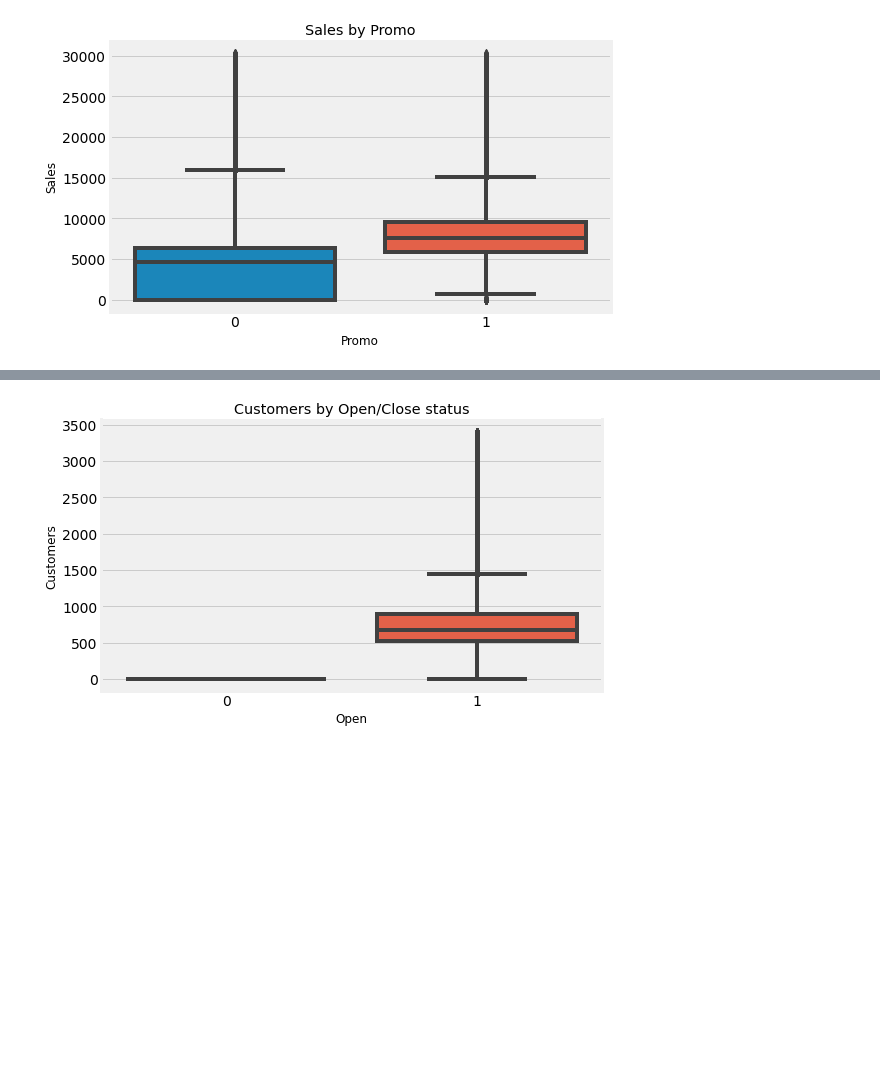
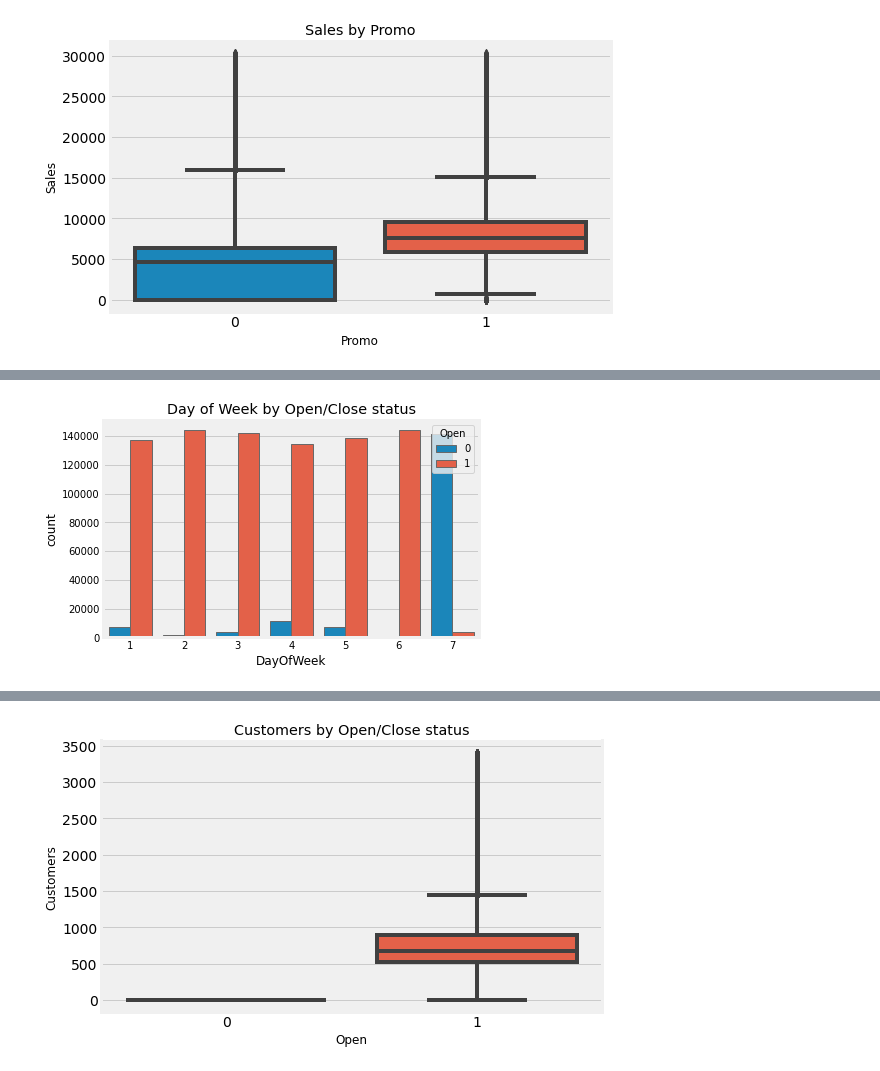
Before and after one commit to fbagire/pharmaceutical_sales_forecast, a Jupyter notebook: notebook/EDA.ipynb, the cells around one changed output, grey strips where cells are left out. Saved outputs shown, nothing was run; the diff lists cells and outputs as text; code cells hidden in the pictures; blank space fills up the shorter version.

```diff
--- a/notebook/EDA.ipynb
+++ b/notebook/EDA.ipynb
@@ -272,0 +254,4 @@ _=sns.countplot(x='Assortment',data=train_df,hue='Promo')
+# %%
+_=sns.countplot(data=train_df,x='DayOfWeek',hue='Open').set(title='Day of Week by Open/Close status')
+# %% [output]
+[figure, added]
```
Also changed, not shown: parts of 45 cells of this notebook.
